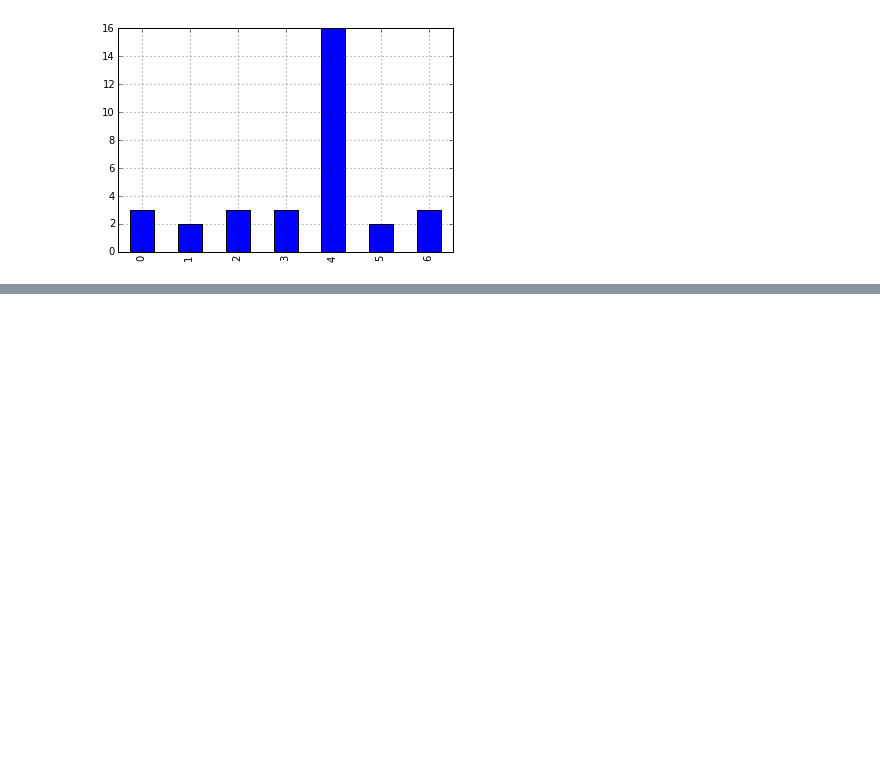
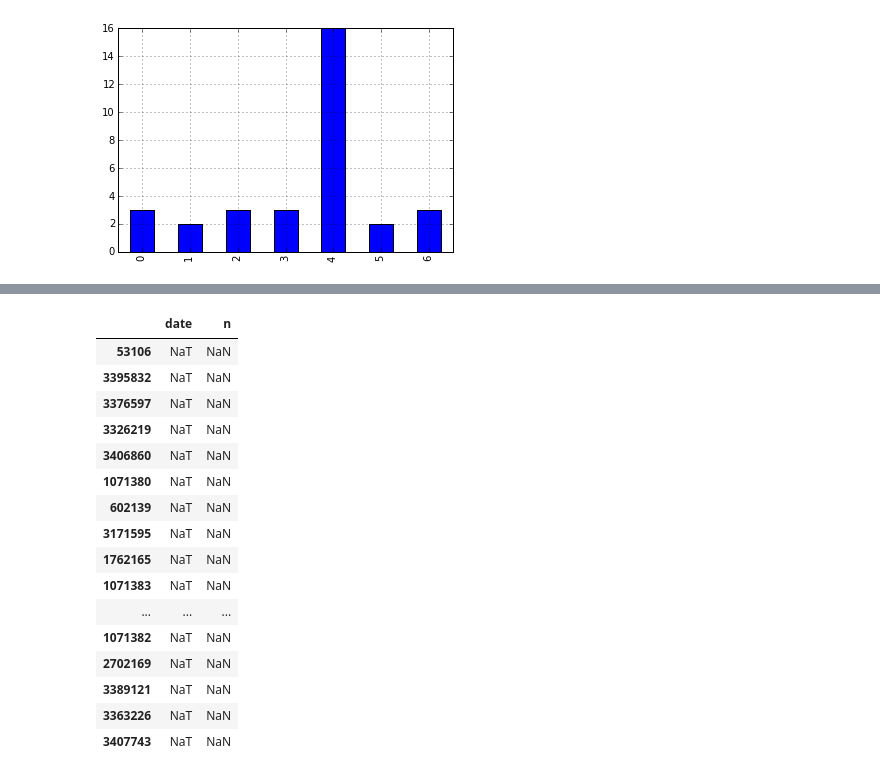
Before and after one commit to brandon-rhodes/pycon-pandas-tutorial, a Jupyter notebook: Solutions-5.ipynb, the cells around one changed output, grey strips where cells are left out. Drawn from its saved outputs; the diff is of its cells as text; code cells hidden in the pictures; blank space fills up the shorter version.

Commit message:
Set up problem of dueling ranks

```diff
--- a/Solutions-5.ipynb
+++ b/Solutions-5.ipynb
@@ -76,0 +158,11 @@ rd.date.dt.dayofweek.value_counts().sort_index().plot(kind='bar')
+# %%
+# On the dates when films with Judi Dench were released,
+# how did her `n` rank compare to the reigning rank of Tom Cruise,
+# based on the most recent film in which he had a non-null n value?
+
+c = cast
+c = c[c.name == 'Judi Dench']
+c = c.join(rdi, ['title', 'year'])
+c = c[c.date.notnull()]
+dench_ranks = c[['date', 'n']].set_index('date').sort_index()
+dench_ranks
@@ -76,0 +188,11 @@ rd.date.dt.dayofweek.value_counts().sort_index().plot(kind='bar')
+# %%
+# On the dates when films with Judi Dench were released,
+# how did her `n` rank compare to the reigning rank of Michael Caine,
+# based on the most recent film in which he had a non-null n value?
+
+c = cast
+c = c[c.name == 'Michael Caine']
+c = c.join(rdi, ['title', 'year'])
+c = c[c.date.notnull() & c.n.notnull()]
+caine_ranks = c[['date', 'n']].set_index('date').sort_index()
+caine_ranks
@@ -76,0 +219,20 @@ rd.date.dt.dayofweek.value_counts().sort_index().plot(kind='bar')
+# %%
+caine_ranks.reindex(dench_ranks.index)
+# %% [output]
+|  | date | n |
+| 53106 | NaT | NaN |
+| 3395832 | NaT | NaN |
+| 3376597 | NaT | NaN |
+| 3326219 | NaT | NaN |
+| 3406860 | NaT | NaN |
+| 1071380 | NaT | NaN |
+| 602139 | NaT | NaN |
+| 3171595 | NaT | NaN |
+| 1762165 | NaT | NaN |
+| 1071383 | NaT | NaN |
+| ... | ... | ... |
+| 1071382 | NaT | NaN |
+| 2702169 | NaT | NaN |
+| 3389121 | NaT | NaN |
+| 3363226 | NaT | NaN |
+| 3407743 | NaT | NaN |
```
Also changed, not shown: parts of 9 cells of this notebook, 2 other files.
